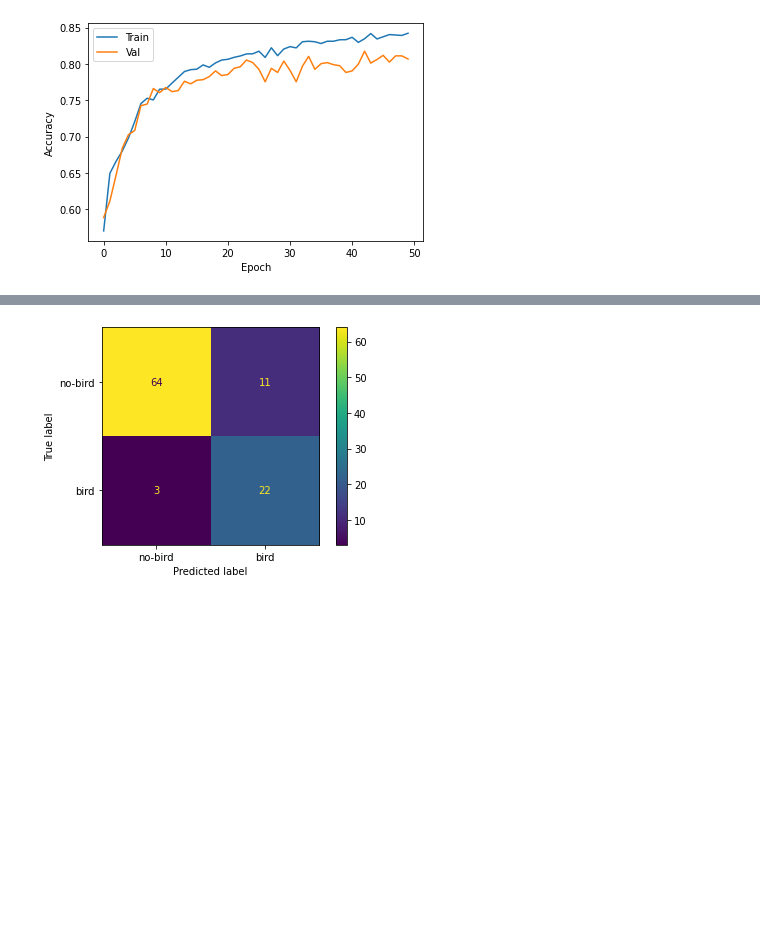
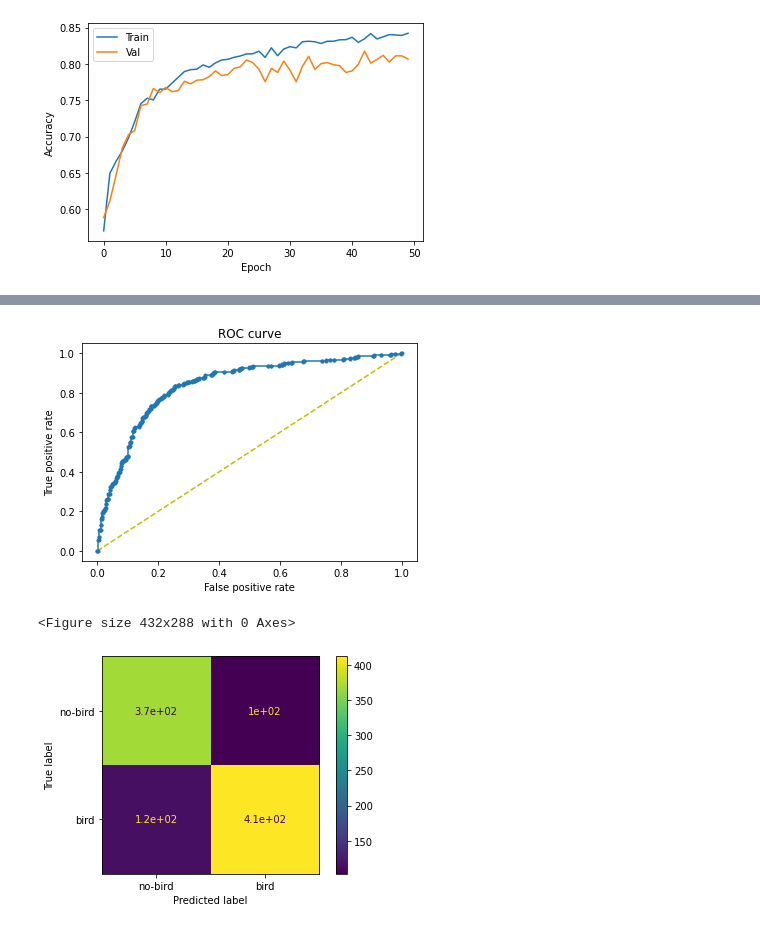
Before and after one commit to edward-h-81/bird_sound_detection, a Jupyter notebook: cnn_pytorch/train_binary_uky_val_conmatrix.ipynb, the cells around one changed output, grey strips where cells are left out. Saved outputs shown, nothing was run; the diff lists cells and outputs as text; code cells hidden in the pictures; blank space fills up the shorter version.

Commit message:
roc, auc and threshold added

```diff
--- a/cnn_pytorch/train_binary_uky_val_conmatrix.ipynb
+++ b/cnn_pytorch/train_binary_uky_val_conmatrix.ipynb
@@ -391,6 +391,10 @@ import matplotlib
 import matplotlib.pyplot as plt
 
 from sklearn.metrics import confusion_matrix, ConfusionMatrixDisplay
+from sklearn.metrics import roc_curve
+from sklearn.metrics import auc
+import numpy as np
+import pandas as pd
 
 from dcasedatasetcpu import DCASE_Dataset
 # from cnnbinary_uky import CNNNetwork
@@ -421,6 +425,7 @@ def predict(model, input, target, class_mapping):
         sigmoid = nn.Sigmoid()
         predictions = sigmoid(predictions)
         print(predictions)
+        pred_float = predictions[0]
         # Tensor (1, 10) -> [ [0.1, 0.01, ..., 0.6] ]
         if predictions[0] > THRESHOLD:
 
@@ -431,17 +436,18 @@ def predict(model, input, target, class_mapping):
         print(predicted_index)
         predicted = class_mapping[predicted_index]
         expected = class_mapping[target]
-    return predicted, expected, predicted_index, target
+    return predicted, expected, predicted_index, target, pred_float.item()
 
 
 if __name__ == "__main__":
     # metrics
     preds = []
     targs = []
+    pred_floats = []
 
     # load back the model
     cnn = CNNNetwork()
-    state_dict = torch.load("/content/drive/My Drive/MSc_Project_Colab/BAD_PyTorch/cnn.pth", map_location=torch.device('cpu'))
+    state_dict = torch.load("/content/drive/My Drive/MSc_Project_Colab/BAD_PyTorch/cnn_V7_bvff_25percent_25tfmask.pth", map_location=torch.device('cpu'))
     cnn.load_state_dict(state_dict)
 
     # load DCASE dataset
@@ -457,7 +463,7 @@ if __name__ == "__main__":
     t2masking = torchaudio.transforms.TimeMasking(time_mask_param=40)
     fmasking = torchaudio.transforms.FrequencyMasking(freq_mask_param=10)
 
-    dcase = DCASE_Dataset(ANNOTATIONS_mini,
+    dcase = DCASE_Dataset(ANNOTATIONS_warblr,
                             AUDIO_DIR,
                             mel_spectrogram,
                             SAMPLE_RATE,
@@ -467,7 +473,7 @@ if __name__ == "__main__":
 
     # get a sample from the dcase dataset for inference
     # num_files = len(dcase)
-    num_files = 100
+    num_files = 1000
 
     count = 0
     index = 0
@@ -482,16 +488,16 @@ if __name__ == "__main__":
       input, target = dcase[index][0], dcase[index][1]
 
 
-      # if target == 1:
-      #   if val_label < 0.667:
-      #     index += 1
-      #     continue
+      if target == 1:
+        if val_label < 0.667:
+          index += 1
+          continue
 
-      # if value > 0:
-      #   input = t1masking(input)
-      #   input = t2masking(input)
-      #   input = fmasking(input)
-      #   input = input
+      if value > 0.75:
+        input = t1masking(input)
+        input = t2masking(input)
+        input = fmasking(input)
+        input = input
 
       # def plot_spectrogram(spec, title=None, ylabel='freq_bin', aspect='auto', xmax=None):
       #     fig, axs = plt.subplots(1, 1)
@@ -521,11 +527,14 @@ if __name__ == "__main__":
         countnobird += 1
 
     # make an inference
-      predicted, expected, pred, targ = predict(cnn, input, target,
+      predicted, expected, pred, targ, pred_float = predict(cnn, input, target,
                                   class_mapping)
+
+      print(pred_float)
 
       preds.append(pred)
       targs.append(targ)
+      pred_floats.append(pred_float)
 
       if predicted == expected:
         correct += 1
@@ -538,9 +547,31 @@ if __name__ == "__main__":
     print("bird: {}".format(countbird))
     print("no-bird: {}".format(countnobird))
 
+
+    # roc
+    fpr, tpr, thresholds = roc_curve(targs, pred_floats)
+    # print("fpr: {}, tpr: {}".format(fpr, tpr, pos_label=2))
+    plt.figure(1)
+    plt.plot([0, 1], [0, 1], 'y--')
+    plt.plot(fpr, tpr, marker='.')
+    plt.xlabel('False positive rate')
+    plt.ylabel('True positive rate')
+    plt.title('ROC curve')
+    plt.show
+
+    i = np.arange(len(tpr))
+    roc = pd.DataFrame({'tf' : pd.Series(tpr-(1-fpr), index=i), 'thresholds' : pd.Series(thresholds, index=i)})
+    ideal_roc_thresh = roc.iloc[(roc.tf-0).abs().argsort()[:1]]  #Locate the point where the value is close to 0
+    print("Ideal threshold is: ", ideal_roc_thresh['thresholds'])
+
+    # AUC
+    auc_value = auc(fpr, tpr)
+    print("Area under curve, AUC = ", auc_value)
+
     # confusion matrix
     cm = confusion_matrix(targs, preds)
     print(cm)
     disp = ConfusionMatrixDisplay(confusion_matrix=cm, display_labels=["no-bird", "bird"])
+    plt.figure(2)
     disp.plot()
 # %% [output]
@@ -564 +595,3 @@ no-bird: 75
-[figure, old version]
+[figure, new version]
+<Figure size 432x288 with 0 Axes>
+[figure, added]
```
Also changed, not shown: parts of 1 cell of this notebook, 1 other file.
